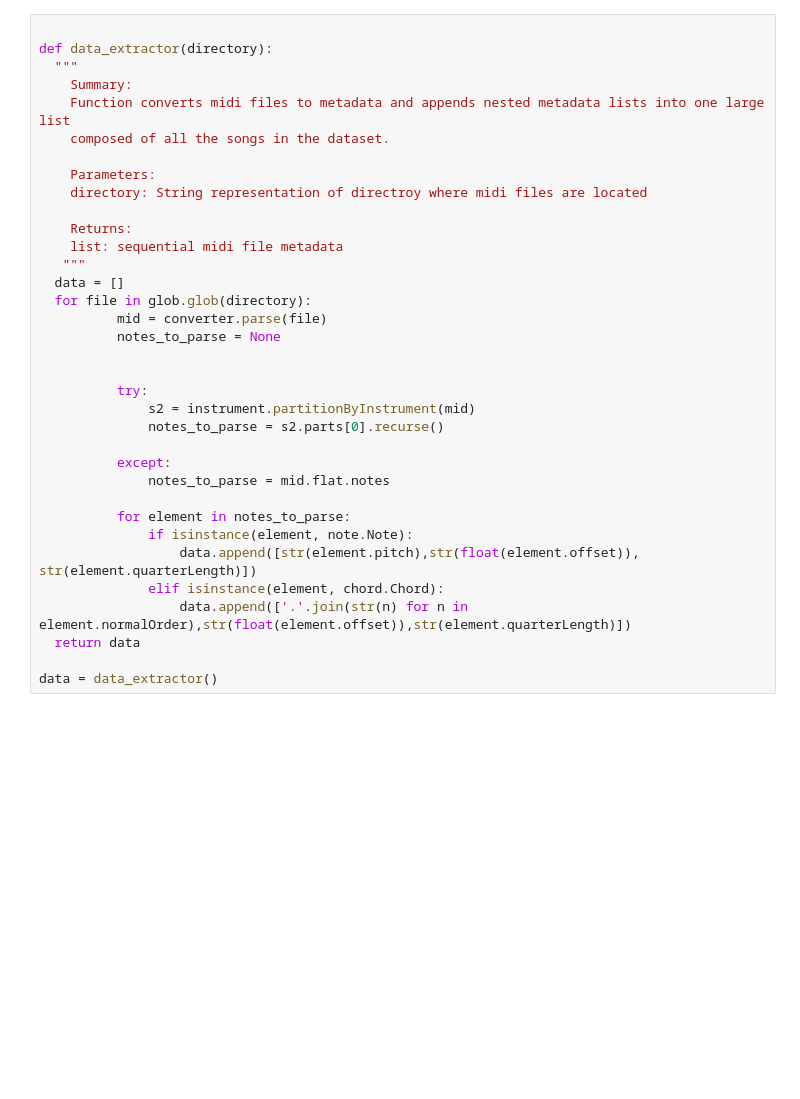
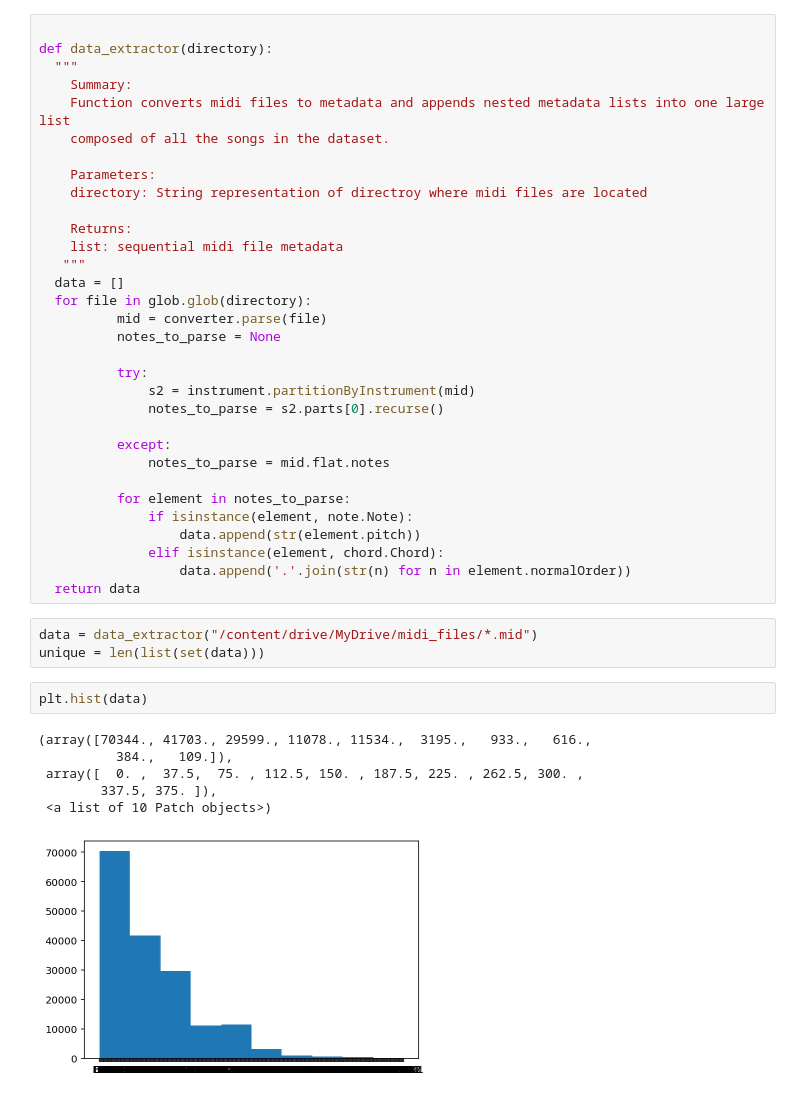
Before and after one commit to MarlonGrandy/LSTMMusicGeneration, a Jupyter notebook: DataManipulationFunctions.ipynb, the cells around one changed output. Cells and saved outputs as stored; diff of their text form; blank space fills up the shorter version.

Commit message:
Data processing and basic model

```diff
--- a/DataManipulationFunctions.ipynb
+++ b/DataManipulationFunctions.ipynb
@@ -28,7 +39,6 @@ def data_extractor(directory):
           mid = converter.parse(file)
           notes_to_parse = None
 
-
           try:
               s2 = instrument.partitionByInstrument(mid)
               notes_to_parse = s2.parts[0].recurse()
@@ -38,12 +48,22 @@ def data_extractor(directory):
 
           for element in notes_to_parse:
               if isinstance(element, note.Note):
-                  data.append([str(element.pitch),str(float(element.offset)), str(element.quarterLength)])
+                  data.append(str(element.pitch))
               elif isinstance(element, chord.Chord):
-                  data.append(['.'.join(str(n) for n in element.normalOrder),str(float(element.offset)),str(element.quarterLength)])
+                  data.append('.'.join(str(n) for n in element.normalOrder))
   return data
-
-data = data_extractor()
+# %%
+data = data_extractor("/content/drive/MyDrive/midi_files/*.mid")
+unique = len(list(set(data)))
+# %%
+plt.hist(data)
+# %% [output]
+(array([70344., 41703., 29599., 11078., 11534.,  3195.,   933.,   616.,
+          384.,   109.]),
+ array([  0. ,  37.5,  75. , 112.5, 150. , 187.5, 225. , 262.5, 300. ,
+        337.5, 375. ]),
+ <a list of 10 Patch objects>)
+[figure, added]
 # %%
 def make_dict(data, to_int = True):
   """
```
Also changed, not shown: parts of 18 cells of this notebook, 1 other file.
